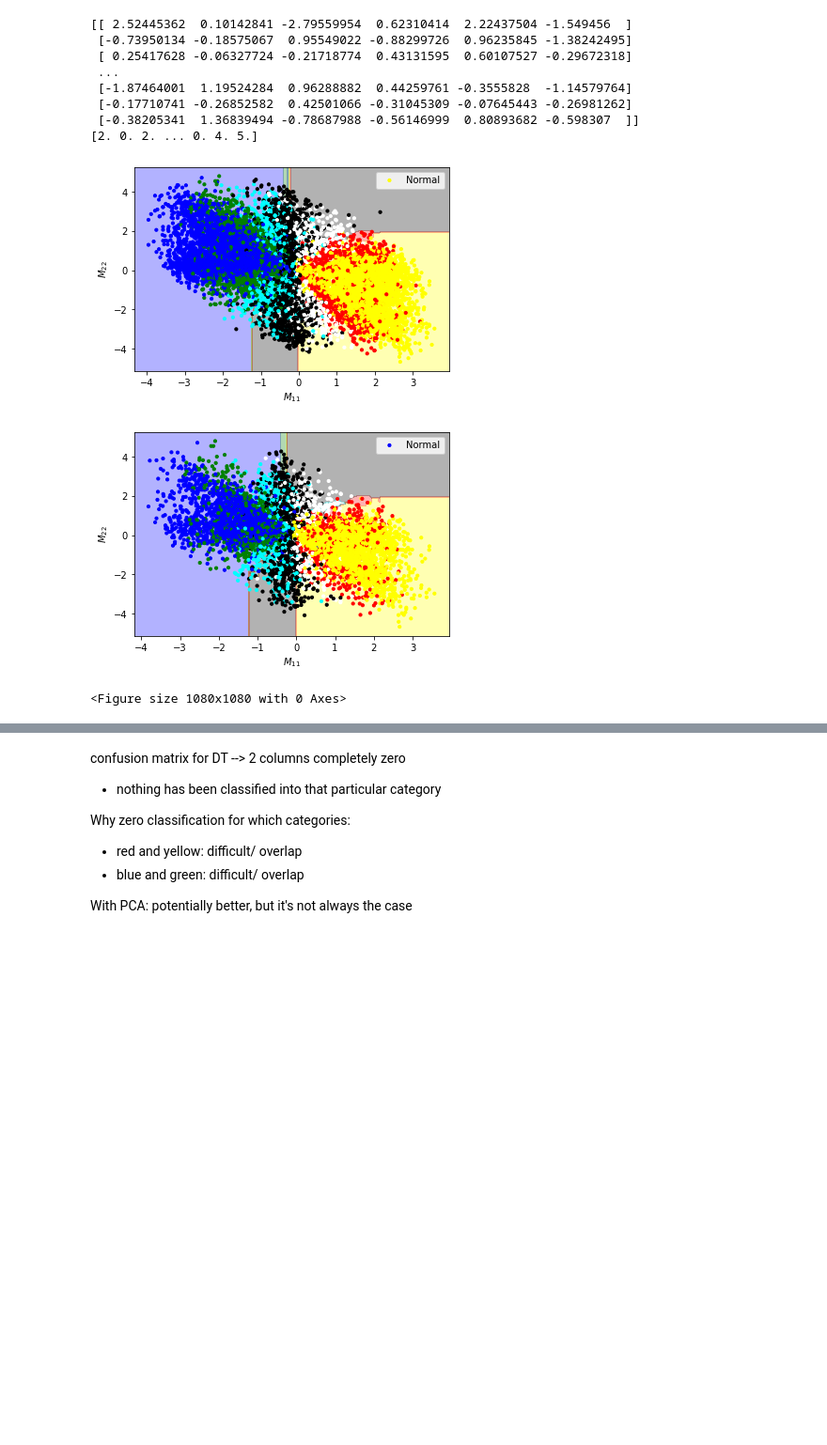
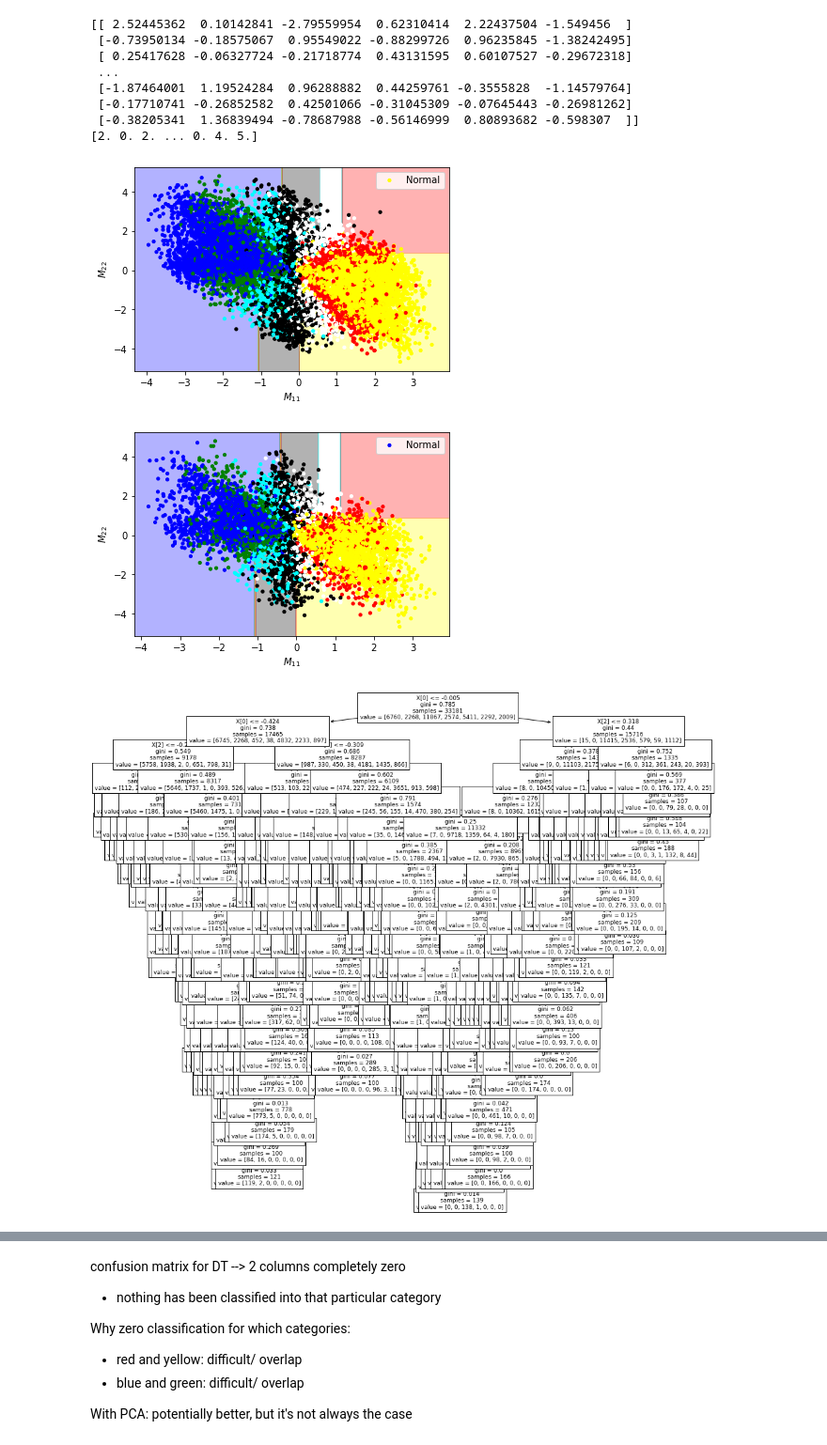
Before and after one commit to fabian-kutschera/Machine-Learning, a Jupyter notebook: Notebooks/momenttree.ipynb, the cells around one changed output, grey strips where cells are left out. Shown at 94% size. Drawn from its saved outputs; the diff is of its cells as text; code cells hidden in the pictures; blank space fills up the shorter version.

```diff
--- a/Notebooks/momenttree.ipynb
+++ b/Notebooks/momenttree.ipynb
@@ -84,39 +84,39 @@ print (outa)
 [2. 0. 2. ... 0. 4. 5.]
 # %%
 #rf = GradientBoostingClassifier()
-rf = RandomForestClassifier()
-#rf = DecisionTreeClassifier(min_samples_leaf=1000)
+#rf = RandomForestClassifier()
+rf = DecisionTreeClassifier(min_samples_leaf=100)
 #rf= ExtraTreeClassifier()
 #rf = OneVsRestClassifier(svm.SVC(kernel='poly'))
 
 
 rf.fit(trainin, trainout)
 
 plot_data(ina,outa, rf)
 
 
 p = rf.predict(testin)
 
 
 plot_data(testin, testout, rf)
 
 c=confusion_matrix(testout, p)
 
 
 a = rf.predict(ina)
 ac = accuracy_score(a,outa)
 ac2 = accuracy_score(testout,p)
 fig =plt.figure(figsize=(15,15))
 
-#tree.plot_tree(rf,ax=fig.gca(),fontsize=9) # only works for DecisionTree (DT)
+tree.plot_tree(rf,ax=fig.gca(),fontsize=9) # only works for DecisionTree (DT)
 plt.show()
 
 # upper plot: training data
 # lower plot: verification data
 # %% [output]
-[figure, old version]
+[figure, new version]
-[figure, old version]
+[figure, new version]
-<Figure size 1080x1080 with 0 Axes>
+[figure, added]
 # %%
 print(ac2) # accuracy
 print(c) # confusion matrix: tells how many data categories are correctly assigned
```
Also changed, not shown: parts of 1 cell of this notebook, 1 other file.
